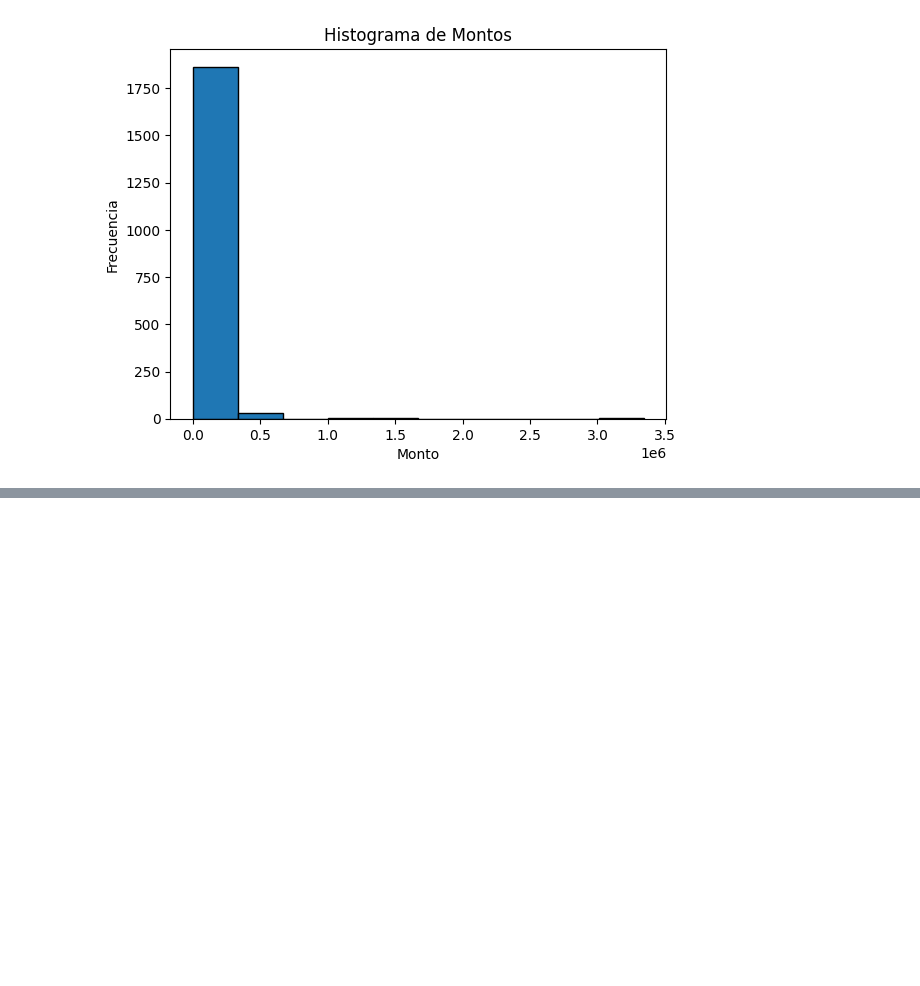
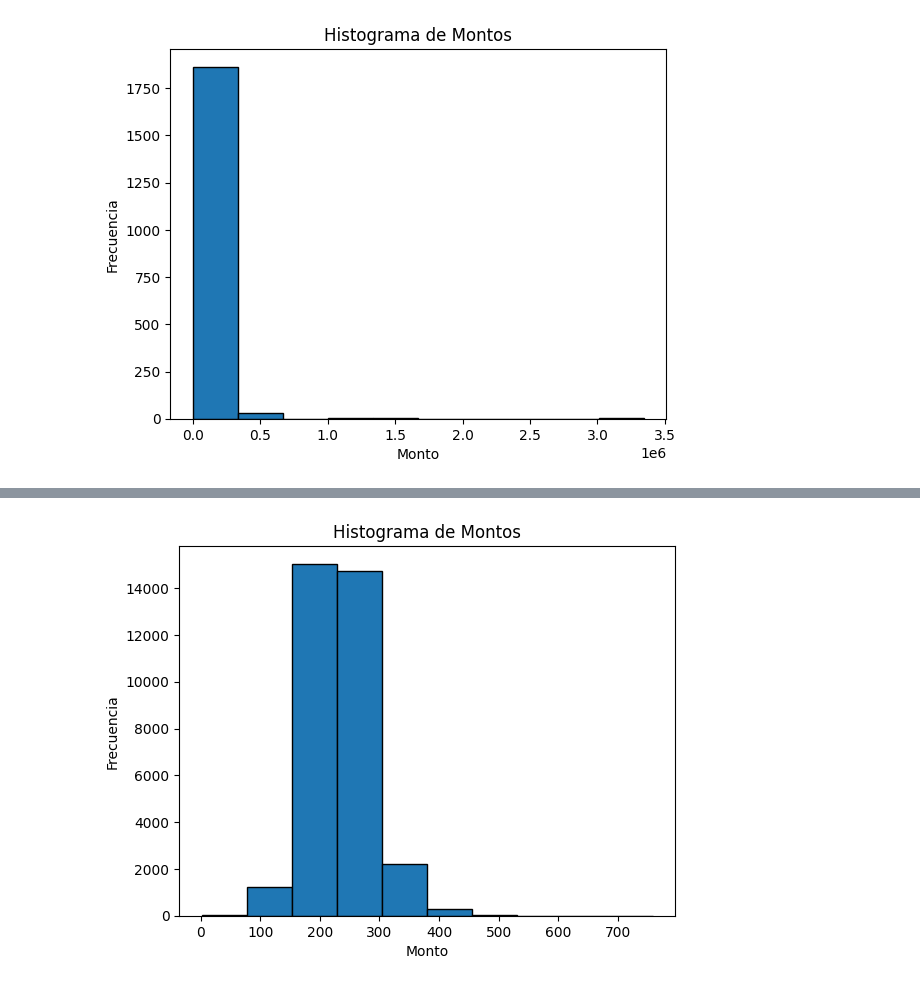
Before and after one commit to haroldavis/proba, a Jupyter notebook: EDA/subvencions.ipynb, the cells around one changed output, grey strips where cells are left out. Saved outputs shown, nothing was run; the diff lists cells and outputs as text; code cells hidden in the pictures; blank space fills up the shorter version.

```diff
--- a/EDA/subvencions.ipynb
+++ b/EDA/subvencions.ipynb
@@ -641,0 +702,4 @@ plt.show()
+# %%
+print(df_subvencions.shape)
+df_subvencions['Data_Convocatoria'] = pd.to_datetime(df_subvencions['Data_Convocatoria'], format='%d.%m.%Y', errors='coerce')
+df_subvencions['Data_Atorgament'] = pd.to_datetime(df_subvencions['Data_Atorgament'], format='%d.%m.%Y', errors='coerce')
@@ -641,0 +710,2 @@ plt.show()
+# %%
+df_subvencions['diferencia'] = df_subvencions['Data_Atorgament']-df_subvencions['Data_Convocatoria']
@@ -641,0 +727,2 @@ plt.show()
+# %%
+df_subvencions.drop(df_subvencions[df_subvencions['diferencia']<'0 days'].index, inplace=True)
@@ -641,0 +734,14 @@ plt.show()
+# %%
+df_subvencions['diferencia'] = df_subvencions['diferencia'].dt.days
+# %%
+plt.hist(data=df_subvencions, x='diferencia', edgecolor='black')
+
+# Personalizar el histograma
+plt.title('Histograma de Montos')
+plt.xlabel('Monto')
+plt.ylabel('Frecuencia')
+
+# Mostrar el gráfico
+plt.show()
+# %% [output]
+[figure, added]
```
Also changed, not shown: parts of 34 cells of this notebook.
